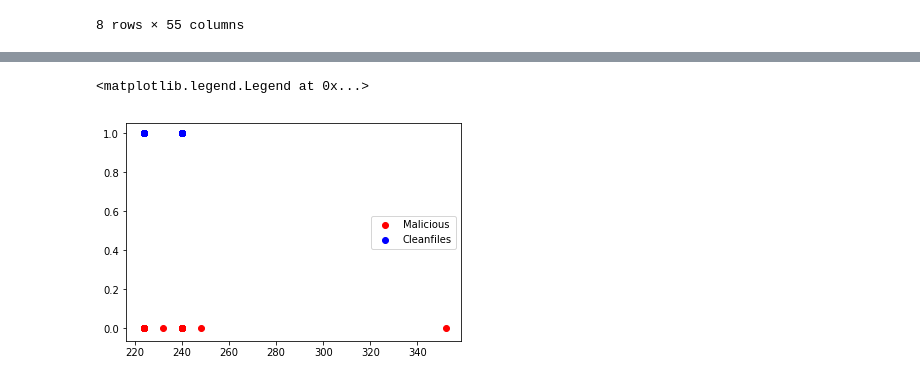
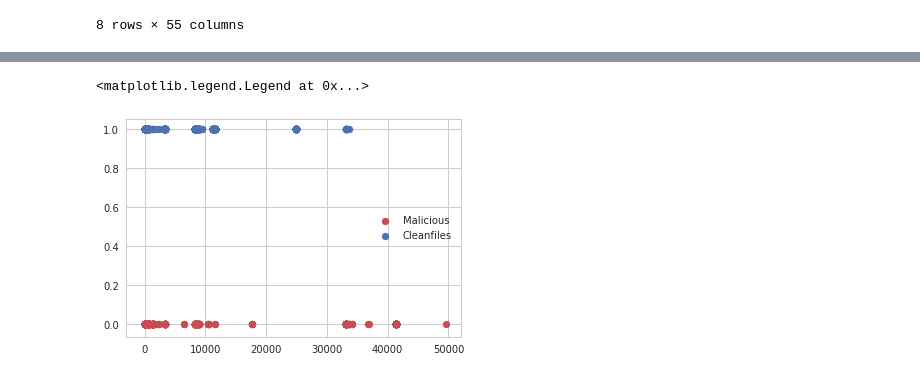
Before and after one commit to xufuou/pixels_2017_talk_train_av_ml, a Jupyter notebook: exploratory_data_analysis.ipynb, the cells around one changed output, grey strips where cells are left out. Drawn from its saved outputs; the diff is of its cells as text; code cells hidden in the pictures.

```diff
--- a/exploratory_data_analysis.ipynb
+++ b/exploratory_data_analysis.ipynb
@@ -2,7 +2,9 @@
 import pandas as pd
 import numpy as np
 import matplotlib.pyplot as plt
-import seaborn
+import seaborn as sns
+
+sns.set(style="whitegrid", color_codes=True)
 
 data_original = pd.read_csv('data.csv', sep='|')
 
@@ -67,14 +58,14 @@ legit_binaries.describe()
 # %%
 %matplotlib inline
 
 fig,ax = plt.subplots()
-x = malicious_binaries["SizeOfOptionalHeader"]
+x = malicious_binaries["Characteristics"]
 y = malicious_binaries['legitimate']
 ax.scatter(x,y,color='r',label='Malicious')
-x1 = legit_binaries['SizeOfOptionalHeader']
+x1 = legit_binaries['Characteristics']
 y1 = legit_binaries['legitimate']
 ax.scatter(x1,y1,color='b',label='Cleanfiles')
 ax.legend(loc="right")
 # %% [output]
 <matplotlib.legend.Legend at 0x...>
-[figure, old version]
+[figure, new version]
```
Also changed, not shown: parts of 5 cells of this notebook, 2 other files.
